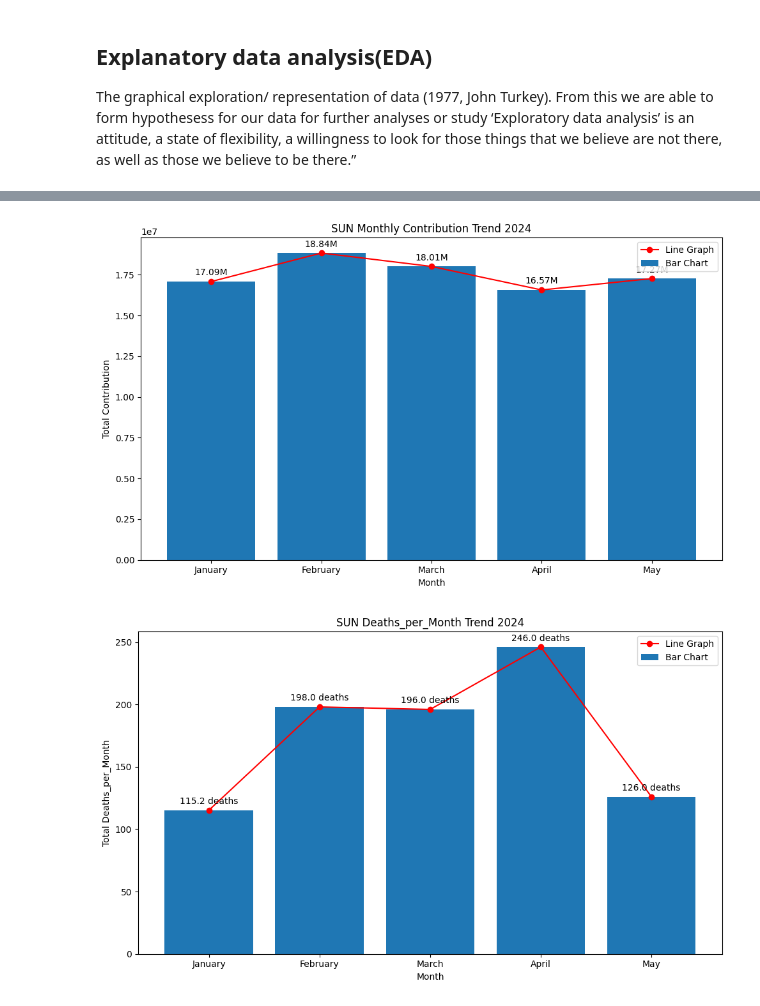
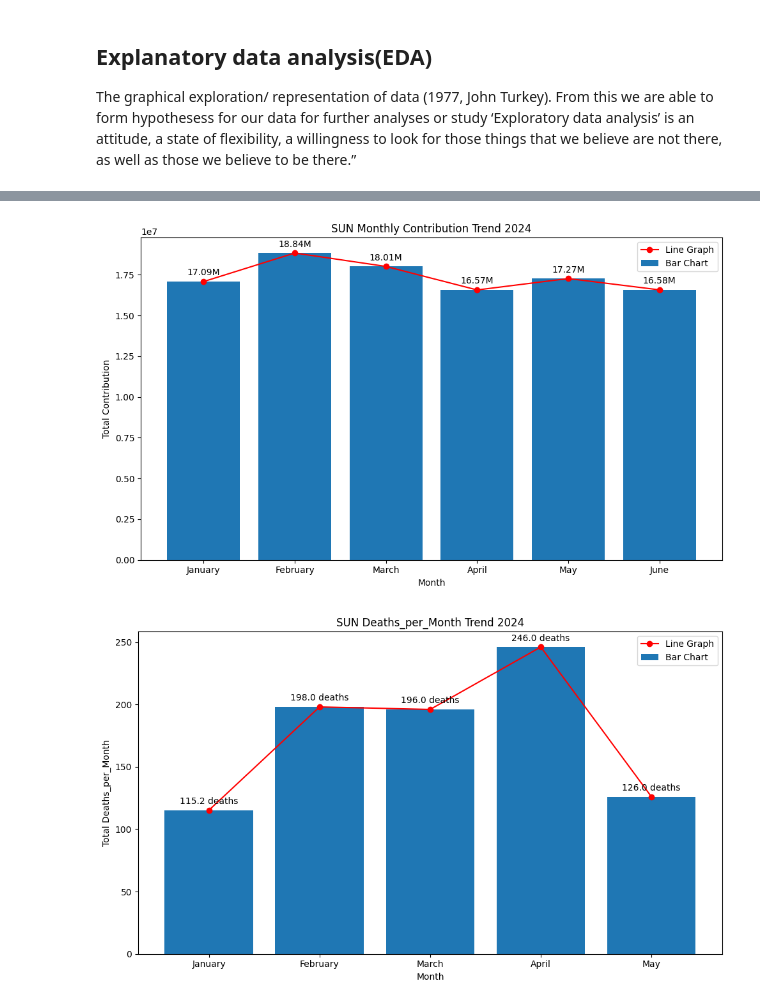
Before and after one commit to stevejj4/Data-Cleaning, a Jupyter notebook: SUN_Report.ipynb, the cells around one changed output, grey strips where cells are left out. Saved outputs shown, nothing was run; the diff lists cells and outputs as text; code cells hidden in the pictures.

```diff
--- a/SUN_Report.ipynb
+++ b/SUN_Report.ipynb
@@ -117,7 +143,7 @@ import matplotlib.pyplot as plt
 monthly_compensation = df.groupby('Month')['Compensation'].sum()
 
 # Ensure months are in the correct order (January to May)
-month_order = ['January', 'February', 'March', 'April', 'May']
+month_order = ['January', 'February', 'March', 'April', 'May', 'June']
 monthly_compensation = monthly_compensation.reindex(month_order)
 
 # Create a figure and axes
@@ -151,35 +177,35 @@ plt.show()
 monthly_Contribution = df.groupby('Month')['Contribution'].sum()
 
 # Ensure months are in the correct order (January to May)
-month_order = ['January', 'February', 'March', 'April', 'May']
+month_order = ['January', 'February', 'March', 'April', 'May', 'June']
 monthly_Contribution = monthly_Contribution.reindex(month_order)
 
 # Create a figure and axes
 fig, ax = plt.subplots(figsize=(10, 6))
 
 # Plot the bar chart
 ax.bar(monthly_Contribution.index, monthly_Contribution.values, label='Bar Chart')
 
 # Plot the line graph
 ax.plot(monthly_Contribution.index, monthly_Contribution.values, marker='o', color='red', label='Line Graph')
 
 # Set the title and labels
 ax.set_title('SUN Monthly Contribution Trend 2024')
 ax.set_xlabel('Month')
 ax.set_ylabel('Total Contribution')
 
 # Add labels above each bar/point with 'M' to indicate millions
 for x, y in zip(monthly_Contribution.index, monthly_Contribution.values):
     ax.annotate(f'{y/1_000_000:.2f}M', (x, y), textcoords="offset points", xytext=(0,7), ha='center')
 
 # Add a legend
 ax.legend()
 
 # Show the plot
 plt.tight_layout()
 plt.show()
 # %% [output]
-[figure, old version]
+[figure, new version]
 # %%
 # Group the data by month and calculate the total deaths for each month
 monthly_Deaths_per_Month = df.groupby('Month')['Deaths_per_Month'].sum()
```
Also changed, not shown: parts of 5 cells of this notebook.
